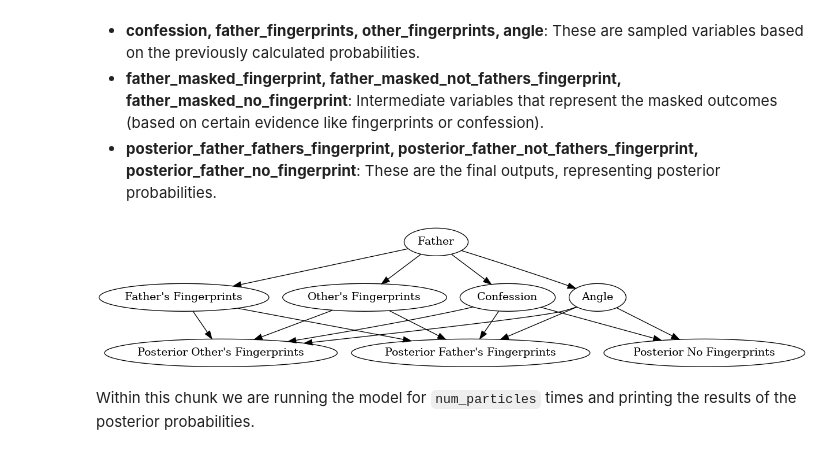
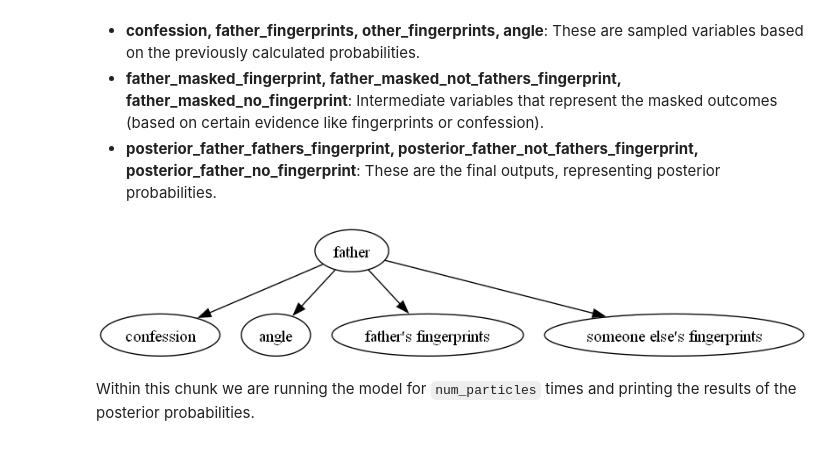
Before and after one commit to rfl-urbaniak/MRbook, a Jupyter notebook: weight-paper/scripts/nikodem_tinbox_revised.ipynb, the cells around one changed output. Saved outputs shown, nothing was run; the diff lists cells and outputs as text; code cells hidden in the pictures.

```diff
--- a/weight-paper/scripts/nikodem_tinbox_revised.ipynb
+++ b/weight-paper/scripts/nikodem_tinbox_revised.ipynb
@@ -291,45 +291,70 @@ The graph below represents the first model of the tinbox case.
 #pyro.render_model(tinbox_core_no_son, render_deterministic = True)
 # %%
 # simplistic DAG
+
+# from graphviz import Digraph
+# from IPython.display import Image, display
+
+# dot = Digraph(comment="Modified Murder Case DAG with Other's Fingerprints")
+
+# dot.node('father', 'Father')
+# dot.node('confession', 'Confession')
+# dot.node('angle', 'Angle')
+# dot.node('father_fingerprints', 'Father\'s Fingerprints')
+# dot.node('others_fingerprints', 'Other\'s Fingerprints')
+# dot.node('posterior_father_fathers_fingerprint', 'Posterior Father\'s Fingerprints')
+# dot.node('posterior_father_not_fathers_fingerprint', 'Posterior Other\'s Fingerprints')
+# dot.node('posterior_father_no_fingerprint', 'Posterior No Fingerprints')
+
+
+# dot.edge('father', 'father_fingerprints')
+# dot.edge('father', 'others_fingerprints')
+# dot.edge('father', 'confession')
+# dot.edge('father', 'angle')
+
+# dot.edge('father_fingerprints', 'posterior_father_fathers_fingerprint')
+# dot.edge('father_fingerprints', 'posterior_father_not_fathers_fingerprint')
+# dot.edge('others_fingerprints', 'posterior_father_not_fathers_fingerprint')
+# dot.edge('others_fingerprints', 'posterior_father_fathers_fingerprint')
+
+# dot.edge('confession', 'posterior_father_fathers_fingerprint')
+# dot.edge('confession', 'posterior_father_not_fathers_fingerprint')
+# dot.edge('confession', 'posterior_father_no_fingerprint')
+
+# dot.edge('angle', 'posterior_father_fathers_fingerprint')
+# dot.edge('angle', 'posterior_father_not_fathers_fingerprint')
+# dot.edge('angle', 'posterior_father_no_fingerprint')
+
+# png_path = dot.render('figures/dag_tinbox_father', format='png')
+
+# display(Image(png_path))
+
+
+
+# no posterior row version
 
 from graphviz import Digraph
 from IPython.display import Image, display
 
 dot = Digraph(comment="Modified Murder Case DAG with Other's Fingerprints")
 
-dot.node('father', 'Father')
-dot.node('confession', 'Confession')
-dot.node('angle', 'Angle')
-dot.node('father_fingerprints', 'Father\'s Fingerprints')
-dot.node('others_fingerprints', 'Other\'s Fingerprints')
-dot.node('posterior_father_fathers_fingerprint', 'Posterior Father\'s Fingerprints')
-dot.node('posterior_father_not_fathers_fingerprint', 'Posterior Other\'s Fingerprints')
-dot.node('posterior_father_no_fingerprint', 'Posterior No Fingerprints')
-
+dot.node('father', 'father')
+dot.node('confession', 'confession')
+dot.node('angle', 'angle')
+dot.node('father_fingerprints', 'father\'s fingerprints')
+dot.node('others_fingerprints', 'someone else\'s fingerprints')
 
 dot.edge('father', 'father_fingerprints')
 dot.edge('father', 'others_fingerprints')
 dot.edge('father', 'confession')
 dot.edge('father', 'angle')
 
-dot.edge('father_fingerprints', 'posterior_father_fathers_fingerprint')
-dot.edge('father_fingerprints', 'posterior_father_not_fathers_fingerprint')
-dot.edge('others_fingerprints', 'posterior_father_not_fathers_fingerprint')
-dot.edge('others_fingerprints', 'posterior_father_fathers_fingerprint')
-
-dot.edge('confession', 'posterior_father_fathers_fingerprint')
-dot.edge('confession', 'posterior_father_not_fathers_fingerprint')
-dot.edge('confession', 'posterior_father_no_fingerprint')
-
-dot.edge('angle', 'posterior_father_fathers_fingerprint')
-dot.edge('angle', 'posterior_father_not_fathers_fingerprint')
-dot.edge('angle', 'posterior_father_no_fingerprint')
 
 png_path = dot.render('figures/dag_tinbox_father', format='png')
 
 display(Image(png_path))
 # %% [output]
-[figure, old version]
+[figure, new version]
 # %% [markdown]
 Within this chunk we are running the model for `num_particles` times and printing the results of the posterior probabilities.
 # %%
```
Also changed, not shown: parts of 5 cells of this notebook, 6 other files.
